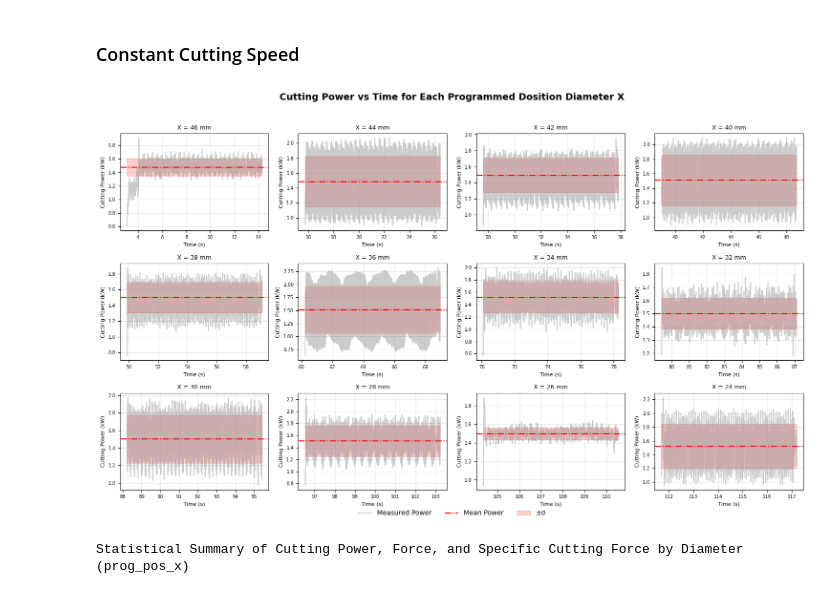
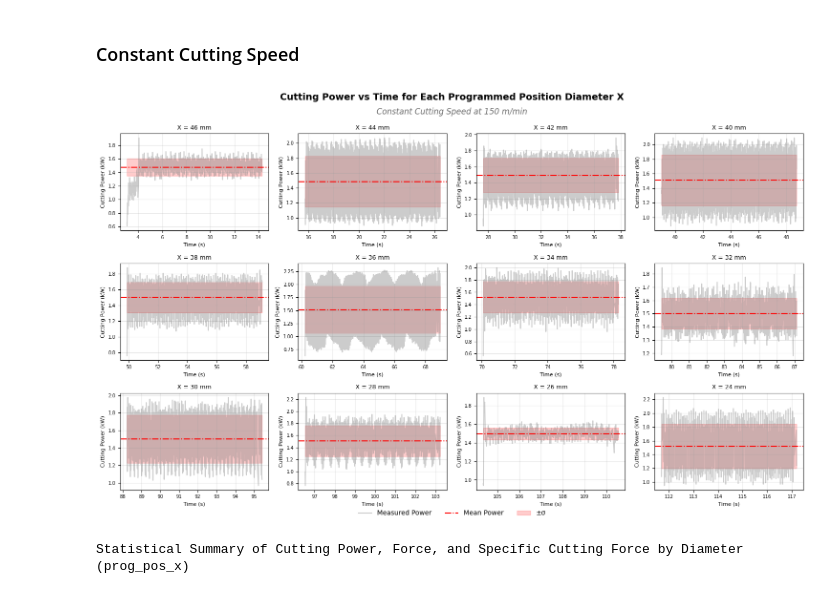
Before and after one commit to PaoloRos/MASSMa, a Jupyter notebook: turning_datas/chapter_2025-main/1st_assignment.ipynb, the cells around one changed output. Saved outputs shown, nothing was run; the diff lists cells and outputs as text; code cells hidden in the pictures.

```diff
--- a/turning_datas/chapter_2025-main/1st_assignment.ipynb
+++ b/turning_datas/chapter_2025-main/1st_assignment.ipynb
@@ -302,35 +302,37 @@ for i, x in enumerate(diameters):
 
     # Plot
     ax.plot(subset['time'], subset['Pc'], color='gray', alpha=0.4, label='Measured Power')
     ax.axhline(mean_x, color='red', linestyle='-.', label='Mean Power')
     ax.fill_between(subset['time'],
                     mean_x - std_x, mean_x + std_x,
                     color='red', alpha=0.2, label='±σ')
 
     # Labels and formatting
     ax.set_title(f"X = {x:.0f} mm", fontsize=9)
     ax.set_xlabel("Time (s)", fontsize=8)
     ax.set_ylabel("Cutting Power (kW)", fontsize=8)
     ax.grid(alpha=0.3)
     ax.tick_params(labelsize=7)
 
 # Remove any empty subplots if grid > number of diameters
 for j in range(i + 1, n_rows * n_cols):
     fig.delaxes(fig.axes[j])
 
 # Global figure title and legend
 handles, labels = ax.get_legend_handles_labels()
 fig.legend(handles, labels,
            loc='lower center',
            bbox_to_anchor=(0.5, -0.02),  # outside bottom margin
            ncol=3,
            frameon=False)
-fig.suptitle("Cutting Power vs Time for Each Programmed Dosition Diameter X", fontsize=14, fontweight='bold')
+fig.suptitle("Cutting Power vs Time for Each Programmed Position Diameter X", fontsize=14, fontweight='bold')
+fig.text(0.5, 0.93, "Constant Cutting Speed at 150 m/min",
+         ha='center', fontsize=12, style='italic', color='dimgray')
 
 plt.tight_layout(rect=[0, 0, 1, 0.96])
 plt.show()
 # %% [output]
-[figure, old version]
+[figure, new version]
 # %%
 # Round to 3 decimals and add nice table formatting
 stats_150_styled = (
```
Also changed, not shown: parts of 5 cells of this notebook.
